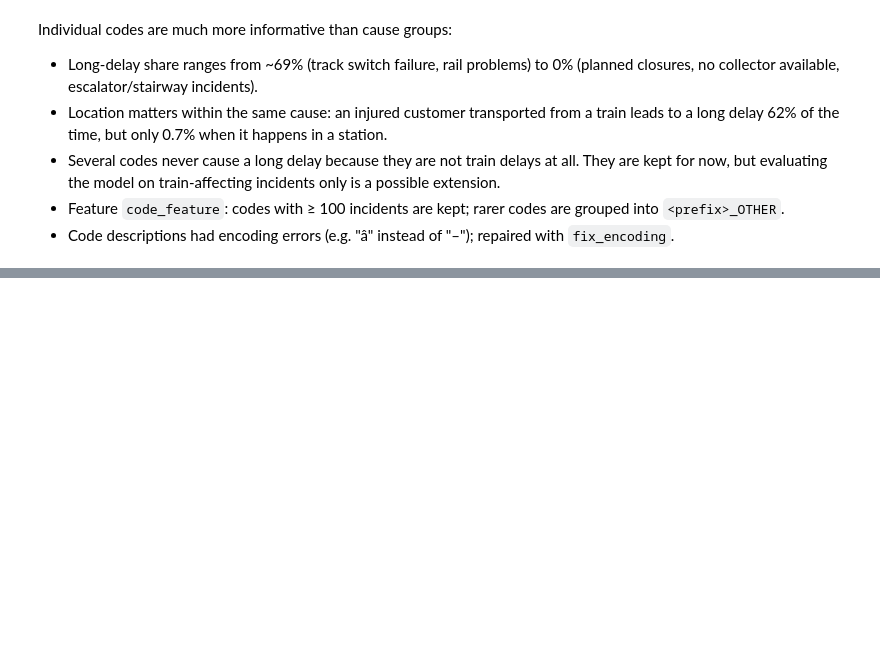
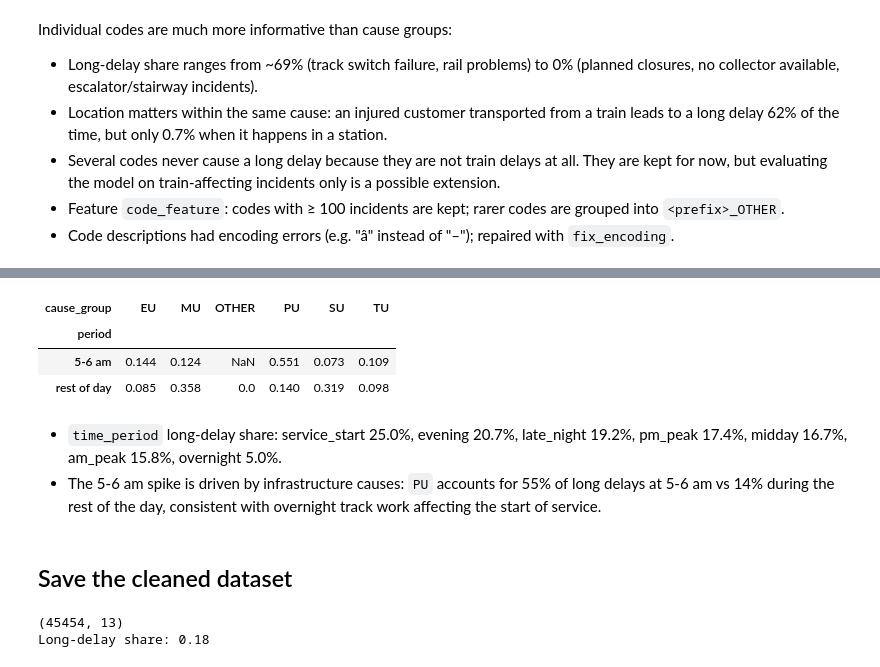
Before and after one commit to Stevenzou634/TTC-Delay-Prediction, a Jupyter notebook: notebooks/01_eda.ipynb, the cells around one changed output, grey strips where cells are left out. Drawn from its saved outputs; the diff is of its cells as text; code cells hidden in the pictures; blank space fills up the shorter version.

```diff
--- a/notebooks/01_eda.ipynb
+++ b/notebooks/01_eda.ipynb
@@ -520,0 +564,20 @@ Individual codes are much more informative than cause groups:
+# %%
+# Time-of-day periods, based on the hourly pattern above
+def time_period(hour):
+    """Group hours into periods with similar delay behaviour."""
+    if 2 <= hour <= 4:
+        return "overnight"      # subway mostly closed
+    if 5 <= hour <= 6:
+        return "service_start"
+    if 7 <= hour <= 9:
+        return "am_peak"
+    if 10 <= hour <= 15:
+        return "midday"
+    if 16 <= hour <= 18:
+        return "pm_peak"
+    if 19 <= hour <= 21:
+        return "evening"
+    return "late_night"         # 22-1
+
+df["time_period"] = df["hour"].apply(time_period)
+df.groupby("time_period")["long_delay"].agg(["mean", "count"]).sort_values("mean", ascending=False)
@@ -520,0 +618,34 @@ Individual codes are much more informative than cause groups:
+# %%
+# Compare cause mix of long delays: 5-6 am vs the rest of the day
+long_delays = df[df["long_delay"] == 1].copy()
+long_delays["period"] = long_delays["hour"].between(5, 6).map({True: "5-6 am", False: "rest of day"})
+long_delays.groupby("period")["cause_group"].value_counts(normalize=True).unstack().round(3)
+# %% [output]
+| cause_group | EU | MU | OTHER | PU | SU | TU |
+| period |  |  |  |  |  |  |
+| 5-6 am | 0.144 | 0.124 | NaN | 0.551 | 0.073 | 0.109 |
+| rest of day | 0.085 | 0.358 | 0.0 | 0.140 | 0.319 | 0.098 |
+# %% [markdown]
+- `time_period` long-delay share: service_start 25.0%, evening 20.7%, late_night 19.2%,
+  pm_peak 17.4%, midday 16.7%, am_peak 15.8%, overnight 5.0%.
+- The 5-6 am spike is driven by infrastructure causes: `PU` accounts for 55% of long delays
+  at 5-6 am vs 14% during the rest of the day, consistent with overnight track work
+  affecting the start of service.
+# %% [markdown]
+## Save the cleaned dataset
+# %%
+# Columns used for modeling. Min Gap is excluded on purpose: it is recorded together
+# with the delay itself, so using it would leak the answer into the features.
+FEATURES = [
+    "station_clean", "line_clean", "code_feature", "cause_group",
+    "time_period", "hour", "weekday", "month", "is_weekend", "is_rush_hour",
+]
+
+clean = df.loc[df["line_clean"] != "OTHER", ["datetime"] + FEATURES + ["Min Delay", "long_delay"]]
+clean.to_csv("../data/processed/delays_clean.csv", index=False)
+
+print(clean.shape)
+print("Long-delay share:", clean["long_delay"].mean().round(3))
+# %% [output]
+(45454, 13)
+Long-delay share: 0.18
```
Also changed, not shown: parts of 6 cells of this notebook.
